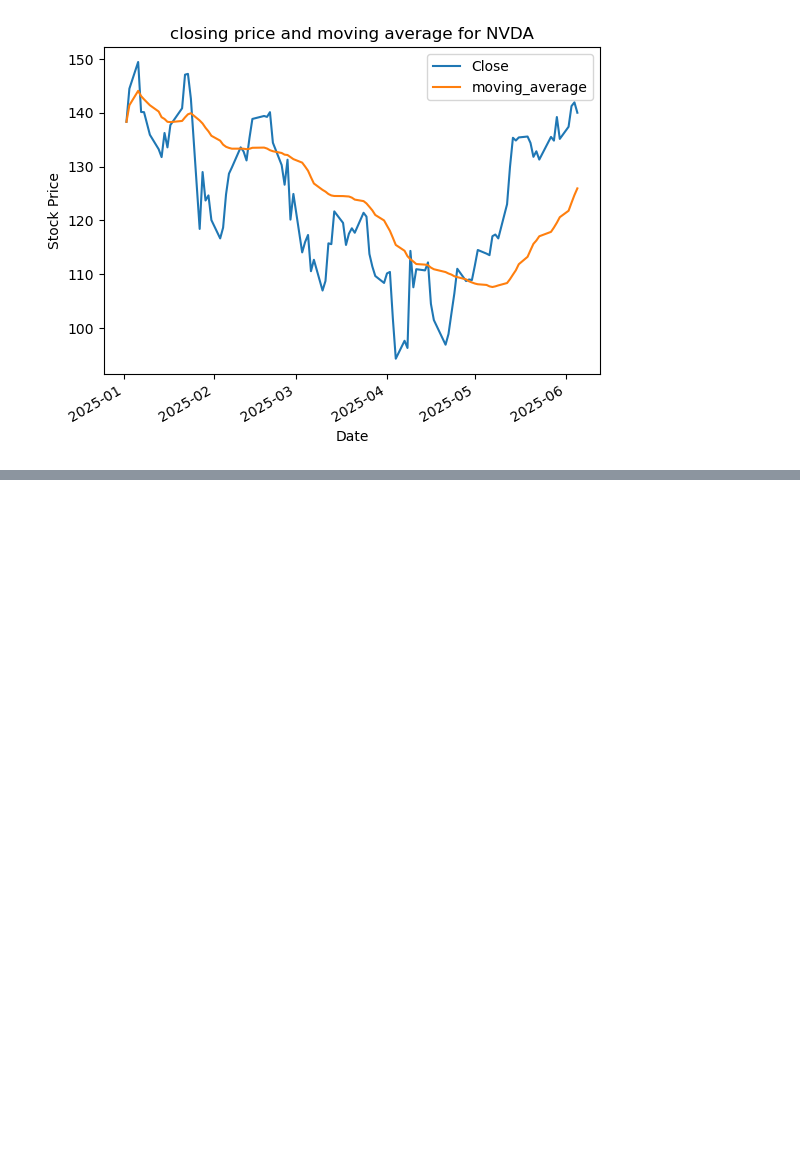
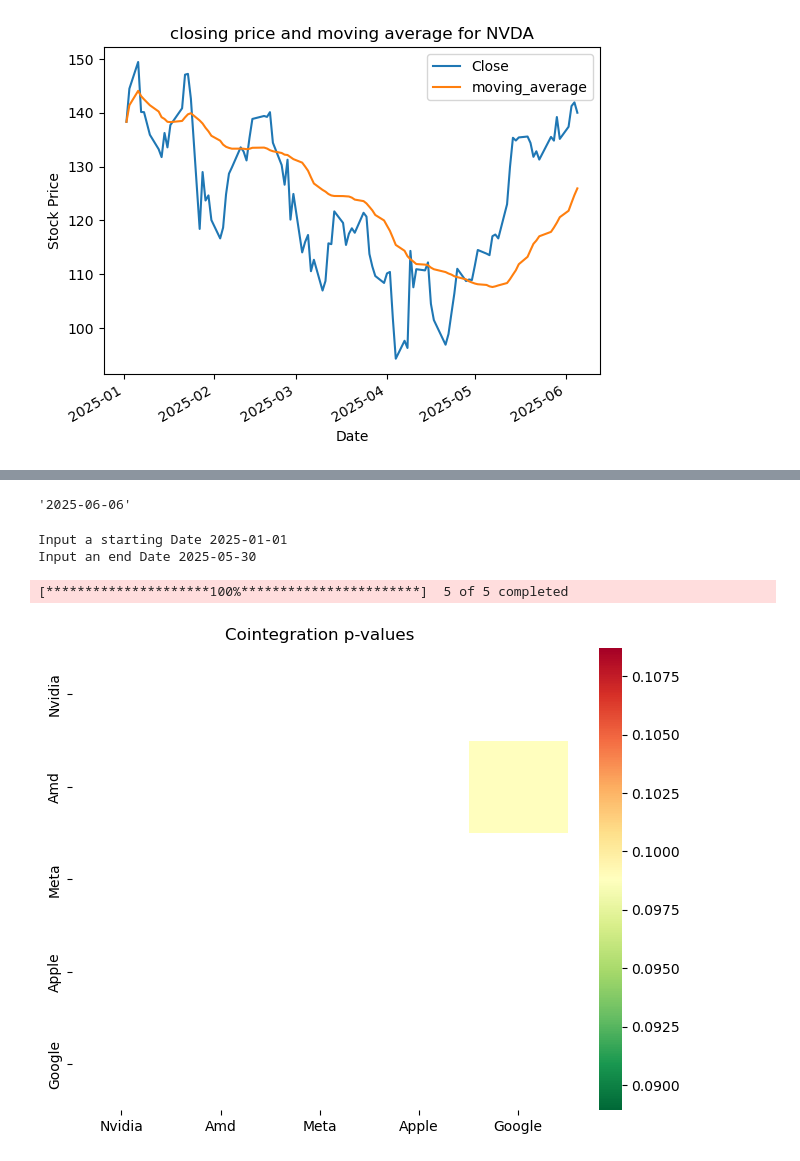
Before and after one commit to jasonrdz/economic-outlook, a Jupyter notebook: stock_tracker.ipynb, the cells around one changed output, grey strips where cells are left out. Saved outputs shown, nothing was run; the diff lists cells and outputs as text; code cells hidden in the pictures; blank space fills up the shorter version.

```diff
--- a/stock_tracker.ipynb
+++ b/stock_tracker.ipynb
@@ -175,16 +198,27 @@ def seaborn_plotting(scores= scores, pvalues = pvalues, pairs = pairs):
+# %%
+start_date = pd.to_datetime('today')
+
+start_date.strftime('%Y-%m-%d')
+# %% [output]
+'2025-06-06'
 # %%
-def algo_trading( start_date, end_date,tickers = symbols):
+def algo_trading(tickers = symbols):
     start_date = str(input(f'Input a starting Date'))
     end_date = str(input(f'Input an end Date'))
     symbols = ['NVDA','AMD', 'META', 'AAPL','GOOG']
     symbol_names = symbols
     df = yf.download(symbols,
                  start = start_date,
                  end = end_date,
                       auto_adjust=False)['Adj Close']
     data = find_pairs(df)
     scores, pvalues, pairs = find_pairs(new_data)
     plotting = seaborn_plotting(scores= scores, pvalues = pvalues, pairs = pairs)
     return plotting
 
-algo_t
+algo_trading()
+# %% [output]
+Input a starting Date 2025-01-01
+Input an end Date 2025-05-30
+[*********************100%***********************]  5 of 5 completed
+[figure, added]
```
Also changed, not shown: parts of 4 cells of this notebook.
